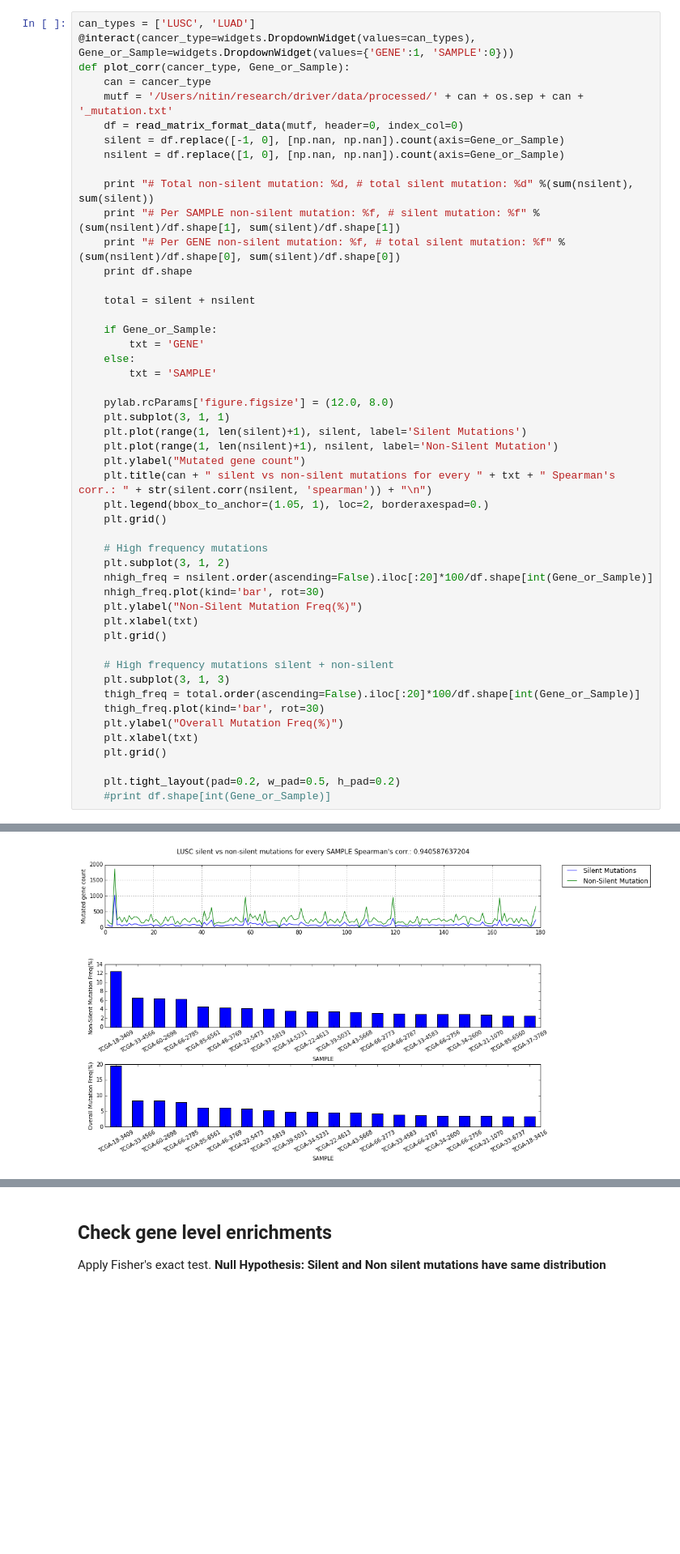
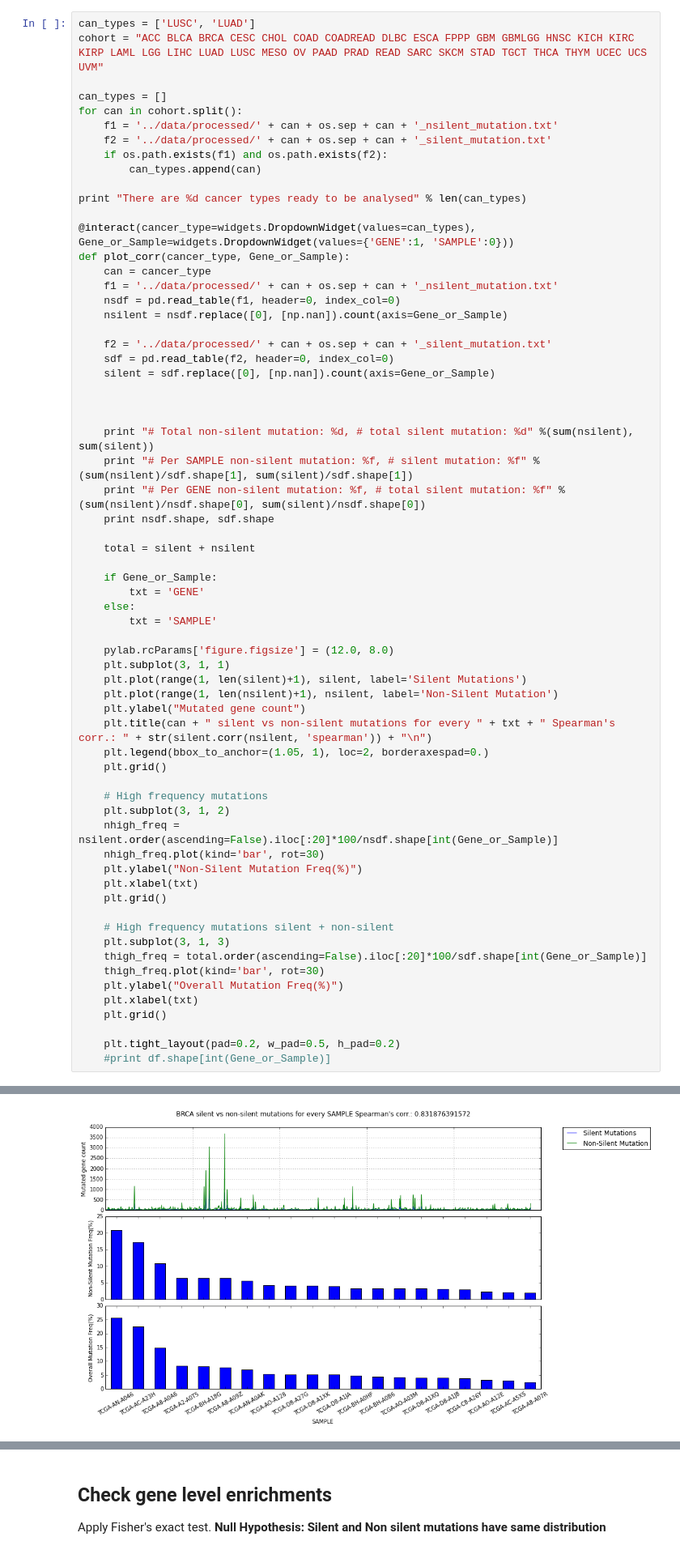
Before and after one commit to nitinksingh/driver, a Jupyter notebook: mutation.ipynb, the cells around one changed output, grey strips where cells are left out. Shown at 81% size. Saved outputs shown, nothing was run; the diff lists cells and outputs as text; blank space fills up the shorter version.

Commit message:
pan cancer mutations analysis. removed reduandent imports

```diff
--- a/mutation.ipynb
+++ b/mutation.ipynb
@@ -24,18 +22,34 @@ from clean_data import *
 - Count number of silent and non-silent mutations for every GENE across samples and compute correlation
 # %%
 can_types = ['LUSC', 'LUAD']
+cohort = "ACC BLCA BRCA CESC CHOL COAD COADREAD DLBC ESCA FPPP GBM GBMLGG HNSC KICH KIRC KIRP LAML LGG LIHC LUAD LUSC MESO OV PAAD PRAD READ SARC SKCM STAD TGCT THCA THYM UCEC UCS UVM"
+
+can_types = []
+for can in cohort.split():
+    f1 = '../data/processed/' + can + os.sep + can + '_nsilent_mutation.txt'
+    f2 = '../data/processed/' + can + os.sep + can + '_silent_mutation.txt'
+    if os.path.exists(f1) and os.path.exists(f2):
+        can_types.append(can)
+
+print "There are %d cancer types ready to be analysed" % len(can_types)
+
 @interact(cancer_type=widgets.DropdownWidget(values=can_types), Gene_or_Sample=widgets.DropdownWidget(values={'GENE':1, 'SAMPLE':0}))
 def plot_corr(cancer_type, Gene_or_Sample):
     can = cancer_type
-    mutf = '/Users/nitin/research/driver/data/processed/' + can + os.sep + can + '_mutation.txt'
-    df = read_matrix_format_data(mutf, header=0, index_col=0)
-    silent = df.replace([-1, 0], [np.nan, np.nan]).count(axis=Gene_or_Sample)
-    nsilent = df.replace([1, 0], [np.nan, np.nan]).count(axis=Gene_or_Sample)
+    f1 = '../data/processed/' + can + os.sep + can + '_nsilent_mutation.txt'
+    nsdf = pd.read_table(f1, header=0, index_col=0)
+    nsilent = nsdf.replace([0], [np.nan]).count(axis=Gene_or_Sample)
+
+    f2 = '../data/processed/' + can + os.sep + can + '_silent_mutation.txt'
+    sdf = pd.read_table(f2, header=0, index_col=0)
+    silent = sdf.replace([0], [np.nan]).count(axis=Gene_or_Sample)
+
+
 
     print "# Total non-silent mutation: %d, # total silent mutation: %d" %(sum(nsilent), sum(silent))
-    print "# Per SAMPLE non-silent mutation: %f, # silent mutation: %f" %(sum(nsilent)/df.shape[1], sum(silent)/df.shape[1])
-    print "# Per GENE non-silent mutation: %f, # total silent mutation: %f" %(sum(nsilent)/df.shape[0], sum(silent)/df.shape[0])
-    print df.shape
+    print "# Per SAMPLE non-silent mutation: %f, # silent mutation: %f" %(sum(nsilent)/sdf.shape[1], sum(silent)/sdf.shape[1])
+    print "# Per GENE non-silent mutation: %f, # total silent mutation: %f" %(sum(nsilent)/nsdf.shape[0], sum(silent)/nsdf.shape[0])
+    print nsdf.shape, sdf.shape
 
     total = silent + nsilent
 
@@ -55,7 +69,7 @@ def plot_corr(cancer_type, Gene_or_Sample):
 
     # High frequency mutations
     plt.subplot(3, 1, 2)
-    nhigh_freq = nsilent.order(ascending=False).iloc[:20]*100/df.shape[int(Gene_or_Sample)]
+    nhigh_freq = nsilent.order(ascending=False).iloc[:20]*100/nsdf.shape[int(Gene_or_Sample)]
     nhigh_freq.plot(kind='bar', rot=30)
     plt.ylabel("Non-Silent Mutation Freq(%)")
     plt.xlabel(txt)
@@ -63,7 +77,7 @@ def plot_corr(cancer_type, Gene_or_Sample):
 
     # High frequency mutations silent + non-silent
     plt.subplot(3, 1, 3)
-    thigh_freq = total.order(ascending=False).iloc[:20]*100/df.shape[int(Gene_or_Sample)]
+    thigh_freq = total.order(ascending=False).iloc[:20]*100/sdf.shape[int(Gene_or_Sample)]
     thigh_freq.plot(kind='bar', rot=30)
     plt.ylabel("Overall Mutation Freq(%)")
     plt.xlabel(txt)
@@ -79,4 +93,4 @@ def plot_corr(cancer_type, Gene_or_Sample):
-[figure, old version]
+[figure, new version]
 # %% [markdown]
 ### Observations
 1. A very high correlation between the total number of silent and non-silent mutation is observed for every patient. This implies that if one considers each patient individually then it will be hard to separate drivers from passenger mutations. This appears reasonable as very often cancer messes up the DNA repair mechanisms.
```
Also changed, not shown: parts of 11 cells of this notebook, 1 other file.
